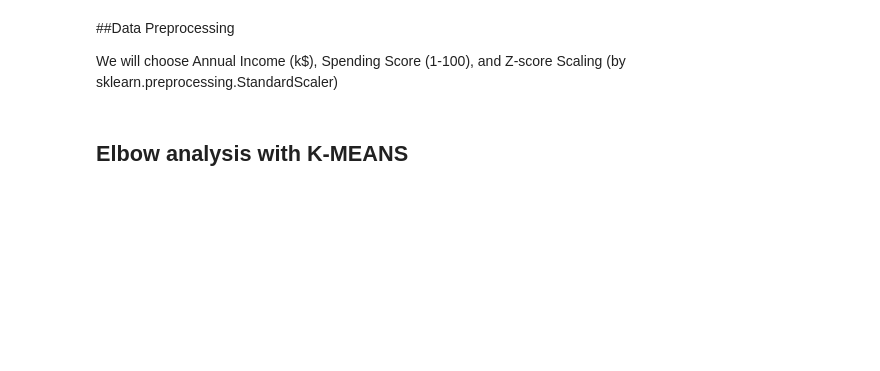
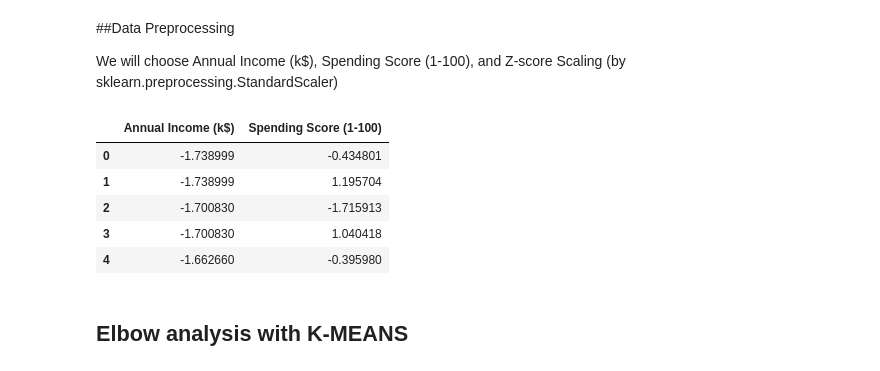
Before and after one commit to jun604/AI_Assignment, a Jupyter notebook: [AI2025_Assignment3]_Clustering.ipynb, the cells around one changed output. Cells and saved outputs as stored; diff of their text form; code cells hidden in the pictures; blank space fills up the shorter version.

```diff
--- a/[AI2025_Assignment3]_Clustering.ipynb
+++ b/[AI2025_Assignment3]_Clustering.ipynb
@@ -23,15 +37,22 @@ We will choose Annual Income (k$), Spending Score (1-100), and Z-score Scaling (
 # %%
 from sklearn.preprocessing import StandardScaler
 
 scaler = StandardScaler()
 
 # Choosing
-data = #######
+data = df[['Annual Income (k$)', 'Spending Score (1-100)']]####
 
 # Scaling
-data = pd.DataFrame(scaler.#######, columns=data.columns)
+data = pd.DataFrame(scaler.fit_transform(data), columns=data.columns)####
 
 data.head()
+# %% [output]
+|  | Annual Income (k$) | Spending Score (1-100) |
+| 0 | -1.738999 | -0.434801 |
+| 1 | -1.738999 | 1.195704 |
+| 2 | -1.700830 | -1.715913 |
+| 3 | -1.700830 | 1.040418 |
+| 4 | -1.662660 | -0.395980 |
 # %% [markdown]
 ## Elbow analysis with K-MEANS
 # %%
```
Also changed, not shown: parts of 4 cells of this notebook.
